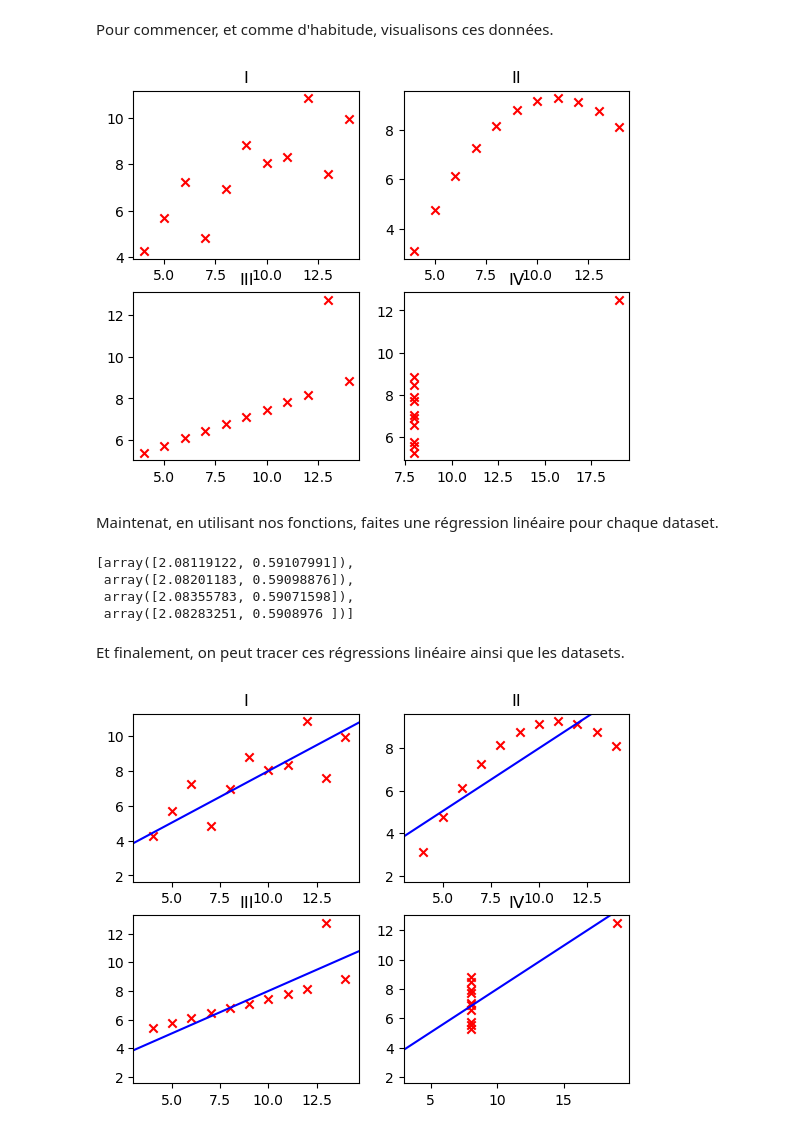
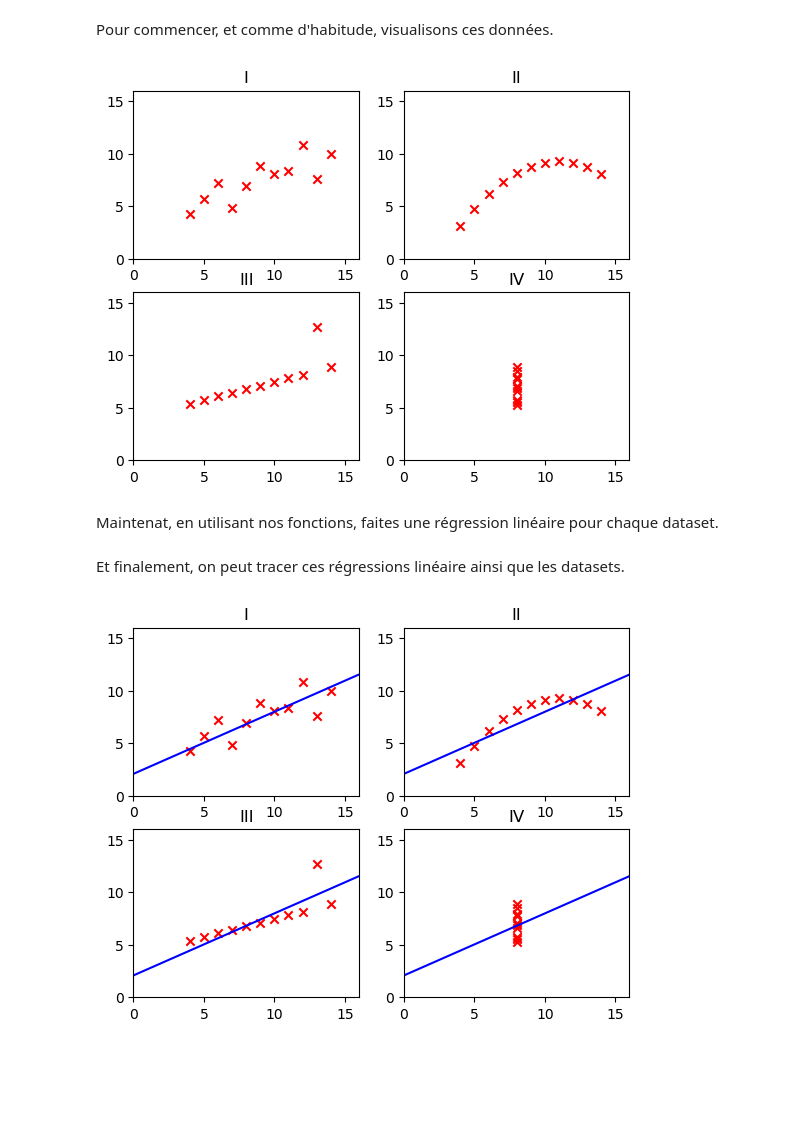
Before and after one commit to HUART1848/APV_L1, a Jupyter notebook: TP1_APV_S1-2023_Reponses_Huart_Hugo.ipynb, the cells around one changed output. Saved outputs shown, nothing was run; the diff lists cells and outputs as text; code cells hidden in the pictures; blank space fills up the shorter version.

Commit message:
notebook: add plot axes limit and final run

```diff
--- a/TP1_APV_S1-2023_Reponses_Huart_Hugo.ipynb
+++ b/TP1_APV_S1-2023_Reponses_Huart_Hugo.ipynb
@@ -93,10 +93,18 @@ Le fichier ex1data1.txt contient les données que nous allons utiliser. La premi
 # %% [markdown]
 Avant de commencer, nous allons visualiser les données.
 # %%
-def simple_scatter(x, y, fig = None, ax = None, color=None, xlabel="Population in 10,000s", ylabel="Profit of City in 10,000s", title="Food truck profit according to city size"):
+def simple_scatter(x, y, fig = None, ax = None, color=None, xlim=None, ylim=None, xlabel="Population in 10,000s", ylabel="Profit of City in 10,000s", title="Food truck profit according to city size"):
     fig, ax = (fig, ax) if fig is not None and ax is not None else plt.subplots()
 
     ax.scatter(x, y, marker="x", c="red" if color is None else color)
+    if xlim is not None:
+        left, right = xlim
+        ax.set_xlim(left=left, right=right)
+
+    if ylim is not None:
+        bottom, top = ylim
+        ax.set_ylim(bottom=bottom, top=top)
+
     ax.set_xlabel(xlabel)
     ax.set_ylabel(ylabel)
     ax.set_title(title)
@@ -181,13 +190,19 @@ The computed theta we found is  [-3.34104008  1.13730391]
 # %% [markdown]
 Maintenant, en utilisant ce paramètre $\Theta_{\text{opt}}$, nous allons tracer notre régression linéaire.
 # %%
-def simple_scatter_with_regression(x, y, intercept, slope, fig=None, ax=None, xlim=4.5, no_legend=False, data_color="red", data_label="Training data", regression_color="blue", regression_label="Linear regression", xlabel="Population in 10,000s", ylabel="Profit of City in 10,000s", title="Food truck profit according to city size"):
+def simple_scatter_with_regression(x, y, intercept, slope, fig=None, ax=None, xlim=None, ylim=None, no_legend=False, data_color="red", data_label="Training data", regression_color="blue", regression_label="Linear regression", xlabel="Population in 10,000s", ylabel="Profit of City in 10,000s", title="Food truck profit according to city size"):
     fig, ax = (fig, ax) if fig is not None and ax is not None else plt.subplots()
 
     ax.scatter(x, y, marker="x", color=data_color, label=data_label)
+    ax.axline((0, intercept), slope=slope, label=regression_label, color=regression_color)
 
-    ax.axline((0, intercept), slope=slope, label=regression_label, color=regression_color)
-    ax.set_xlim(left=xlim)
+    if xlim is not None:
+        left, right = xlim
+        ax.set_xlim(left=left, right=right)
+
+    if ylim is not None:
+        bottom, top = ylim
+        ax.set_ylim(bottom=bottom, top=top)
 
     ax.set_xlabel(xlabel)
     ax.set_ylabel(ylabel)
@@ -322,10 +337,10 @@ order = ["I", "II", "III", "IV"]
 for row in axs:
     for ax in row:
         x, y = datasets[order[i]]
-        simple_scatter(x, y, fig=fig, ax=ax, color="red", xlabel="", ylabel="", title=order[i])
+        simple_scatter(x, y, fig=fig, ax=ax, xlim=(0, 16), ylim=(0, 16), color="red", xlabel="", ylabel="", title=order[i])
         i += 1
 # %% [output]
-[figure, old version]
+[figure, new version]
 # %% [markdown]
 Maintenat, en utilisant nos fonctions, faites une régression linéaire pour chaque dataset.
 # %%
@@ -336,27 +351,21 @@ theta_0 = [0, 0]
 thetas = list(range(len(datasets)))
 
 for i in range(len(order)):
-    theta_opt = gradientDescent(datasets[order[i]], theta_0, alpha, epsilon)
-    thetas[i] = theta_opt
+    thetas[i] = gradientDescent(datasets[order[i]], theta_0, alpha, epsilon)
-# %% [output]
-[array([2.08119122, 0.59107991]),
- array([2.08201183, 0.59098876]),
- array([2.08355783, 0.59071598]),
- array([2.08283251, 0.5908976 ])]
 # %% [markdown]
 Et finalement, on peut tracer ces régressions linéaire ainsi que les datasets.
 # %%
 fig, axs = plt.subplots(nrows=2, ncols=2)
 
 i = 0
 order = ["I", "II", "III", "IV"]
 
 for row in axs:
     for ax in row:
         x, y = datasets[order[i]]
         intercept, slope = thetas[i]
 
-        simple_scatter_with_regression(x, y, intercept=intercept, slope=slope, fig=fig, ax=ax, xlim=3, no_legend=True, data_color="red", regression_color="blue", xlabel="", ylabel="", title=order[i])
+        simple_scatter_with_regression(x, y, intercept=intercept, slope=slope, fig=fig, ax=ax, xlim=(0, 16), ylim=(0, 16), no_legend=True, data_color="red", regression_color="blue", xlabel="", ylabel="", title=order[i])
         i += 1
 # %% [output]
-[figure, old version]
+[figure, new version]
```
Also changed, not shown: parts of 8 cells of this notebook.
